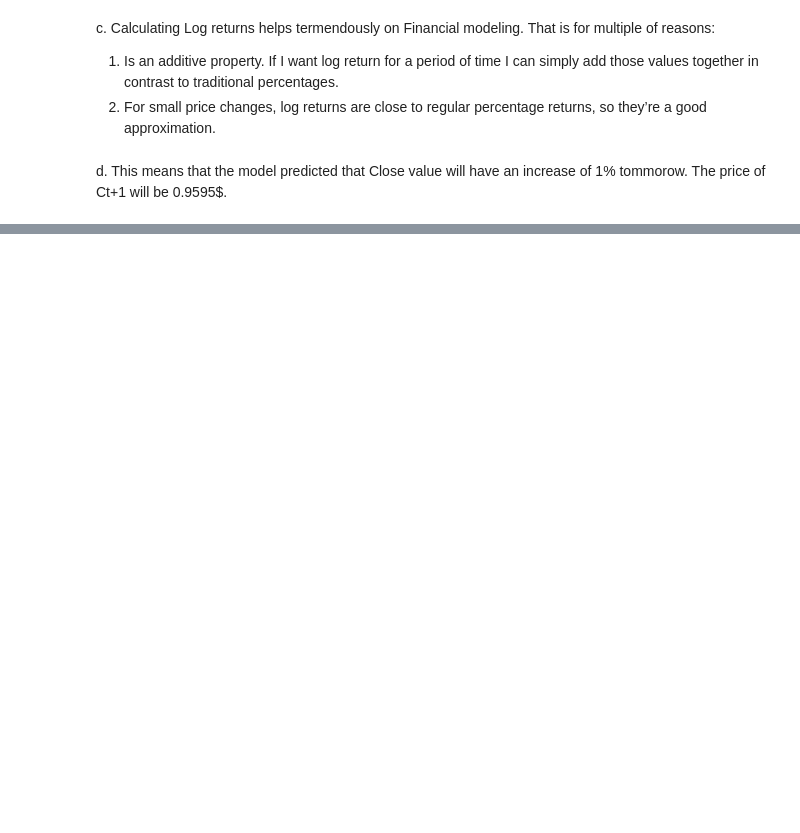
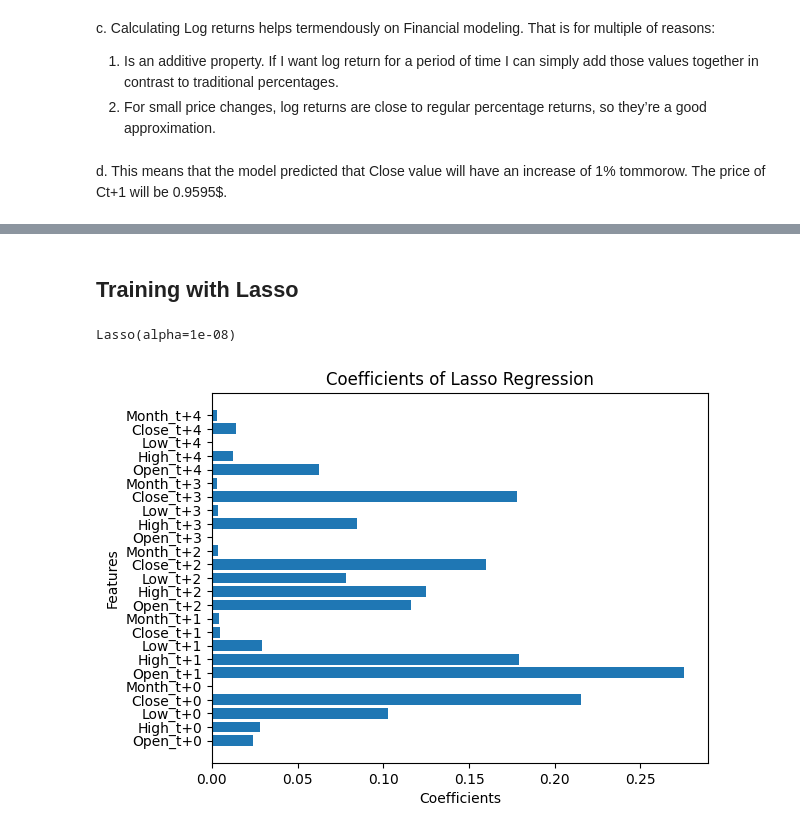
Before and after one commit to dimou-gk/Deep-dive-ML, a Jupyter notebook: Decision_Trees_&_Random_Forest.ipynb, the cells around one changed output, grey strips where cells are left out. Cells and saved outputs as stored; diff of their text form; code cells hidden in the pictures; blank space fills up the shorter version.

Commit message:
Final remarks of Training with Lasso / Added Histograms

```diff
--- a/Decision_Trees_&_Random_Forest.ipynb
+++ b/Decision_Trees_&_Random_Forest.ipynb
@@ -781,0 +781,18 @@ lasso_model =
+# %% [markdown]
+## Training with Lasso
+# %%
+lasso_model = Lasso(alpha=0.00000001)
+lasso_model.fit(x_train, y_train)
+# %% [output]
+Lasso(alpha=1e-08)
+# %%
+features = [f"{feature}_t+{i}" for i in range(n) for feature in df_train.columns]
+coefs = lasso_model.coef_
+
+plt.barh(features, np.abs(coefs))
+plt.title('Coefficients of Lasso Regression')
+plt.xlabel('Coefficients')
+plt.ylabel('Features')
+plt.show()
+# %% [output]
+[figure, added]
```
Also changed, not shown: parts of 12 cells of this notebook.
